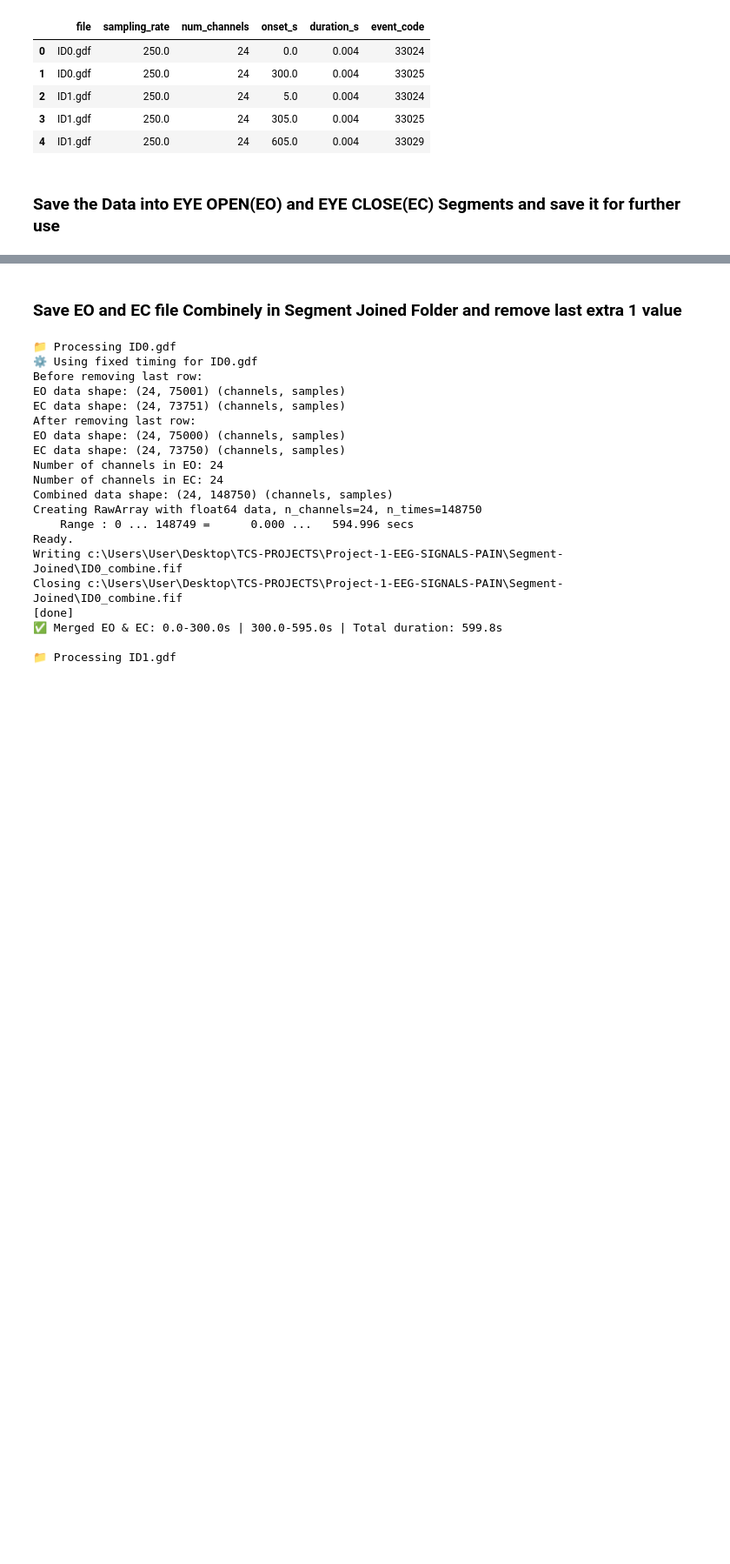
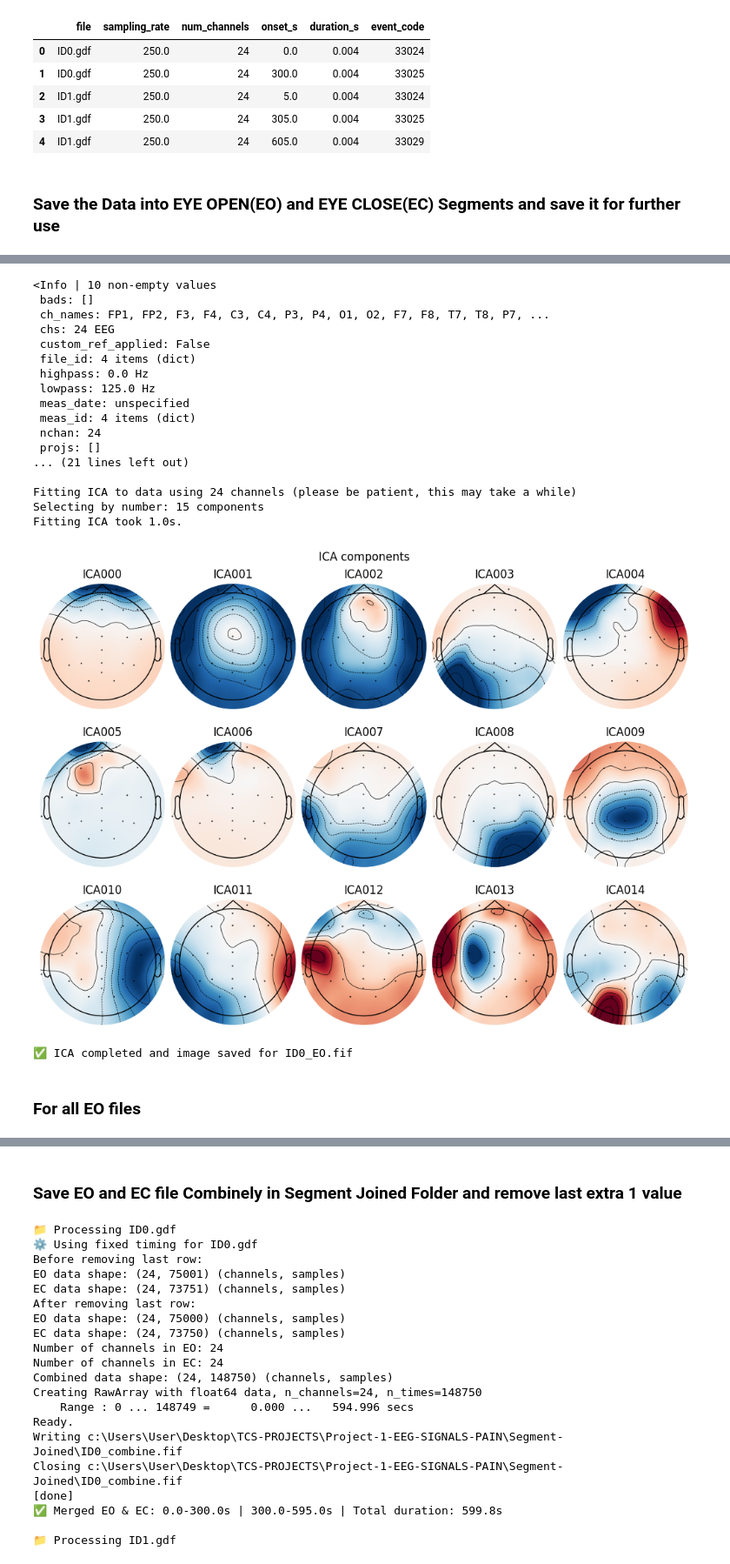
Before and after one commit to mks2002/NeuroPathic-Pain-EEG, a Jupyter notebook: 2-EEG-info.ipynb, the cells around one changed output, grey strips where cells are left out. Shown at 87% size. Drawn from its saved outputs; the diff is of its cells as text; code cells hidden in the pictures; blank space fills up the shorter version.

```diff
--- a/2-EEG-info.ipynb
+++ b/2-EEG-info.ipynb
@@ -417,0 +668,72 @@ Check complete ✅
+# %%
+# method 2
+
+import mne
+import matplotlib.pyplot as plt
+from pathlib import Path
+
+# --- Define paths ---
+example_file = Path("Segments\EO\ID0_EO.fif")  # your actual file path
+OUTPUT_DIR = Path("pain_dataset_outputs")
+OUTPUT_DIR.mkdir(exist_ok=True)
+
+# --- Load .fif file ---
+raw_example = mne.io.read_raw_fif(example_file, preload=True, verbose='ERROR')
+
+# --- Check basic info ---
+print(raw_example.info)
+
+# --- Rename FP1, FP2 if needed ---
+rename_dict = {ch: ch.capitalize() for ch in raw_example.ch_names if ch.upper() in ['FP1', 'FP2']}
+
+if rename_dict:
+    print("Renaming channels:", rename_dict)
+    raw_example.rename_channels(rename_dict)
+
+# --- Set standard montage ---
+try:
+    raw_example.set_montage('standard_1020', on_missing='ignore')
+    print(" Montage set successfully with 'standard_1020'")
+except Exception as e:
+    print(" Montage assignment issue:", e)
+
+# --- Filter and reference before ICA ---
+raw_example.pick_types(eeg=True)
+raw_example.set_eeg_reference('average', projection=True)
+raw_ica = raw_example.copy().filter(l_freq=1., h_freq=None)
+
+# --- Run ICA ---
+ica = mne.preprocessing.ICA(n_components=15, random_state=97, max_iter='auto')
+ica.fit(raw_ica)
+
+# --- Plot ICA components ---
+ica.plot_components()  # Shows interactively
+
+# --- Save component grid image ---
+fig = ica.plot_components(show=False)
+fig.savefig(OUTPUT_DIR / f"{example_file.stem}_ica_components_EO_V2.png")
+plt.close(fig)
+
+print(f"✅ ICA completed and image saved for {example_file.name}")
+# %% [output]
+<Info | 10 non-empty values
+ bads: []
+ ch_names: FP1, FP2, F3, F4, C3, C4, P3, P4, O1, O2, F7, F8, T7, T8, P7, ...
+ chs: 24 EEG
+ custom_ref_applied: False
+ file_id: 4 items (dict)
+ highpass: 0.0 Hz
+ lowpass: 125.0 Hz
+ meas_date: unspecified
+ meas_id: 4 items (dict)
+ nchan: 24
+ projs: []
+... (21 lines left out)
+
+Fitting ICA to data using 24 channels (please be patient, this may take a while)
+Selecting by number: 15 components
+Fitting ICA took 1.0s.
+[figure, added]
+✅ ICA completed and image saved for ID0_EO.fif
+# %% [markdown]
+### **For all EO files**
```
Also changed, not shown: parts of 7 cells of this notebook, 1 other file.
